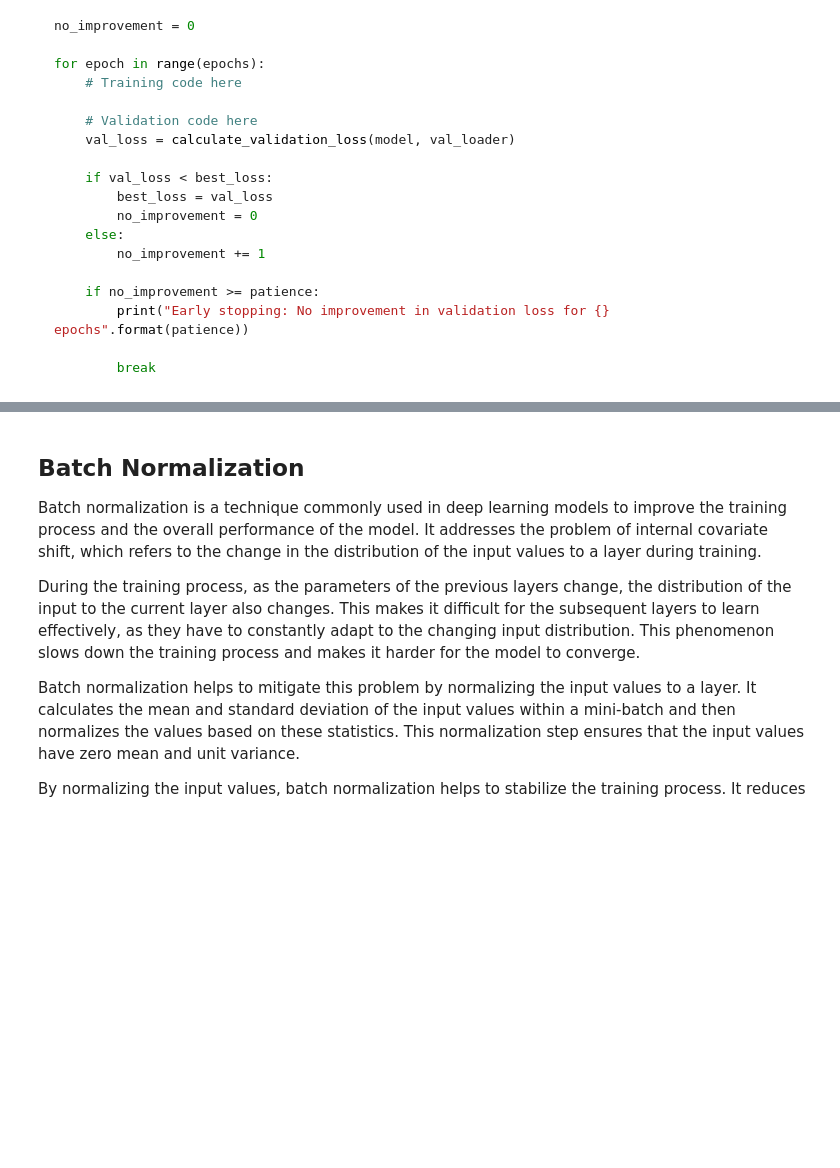
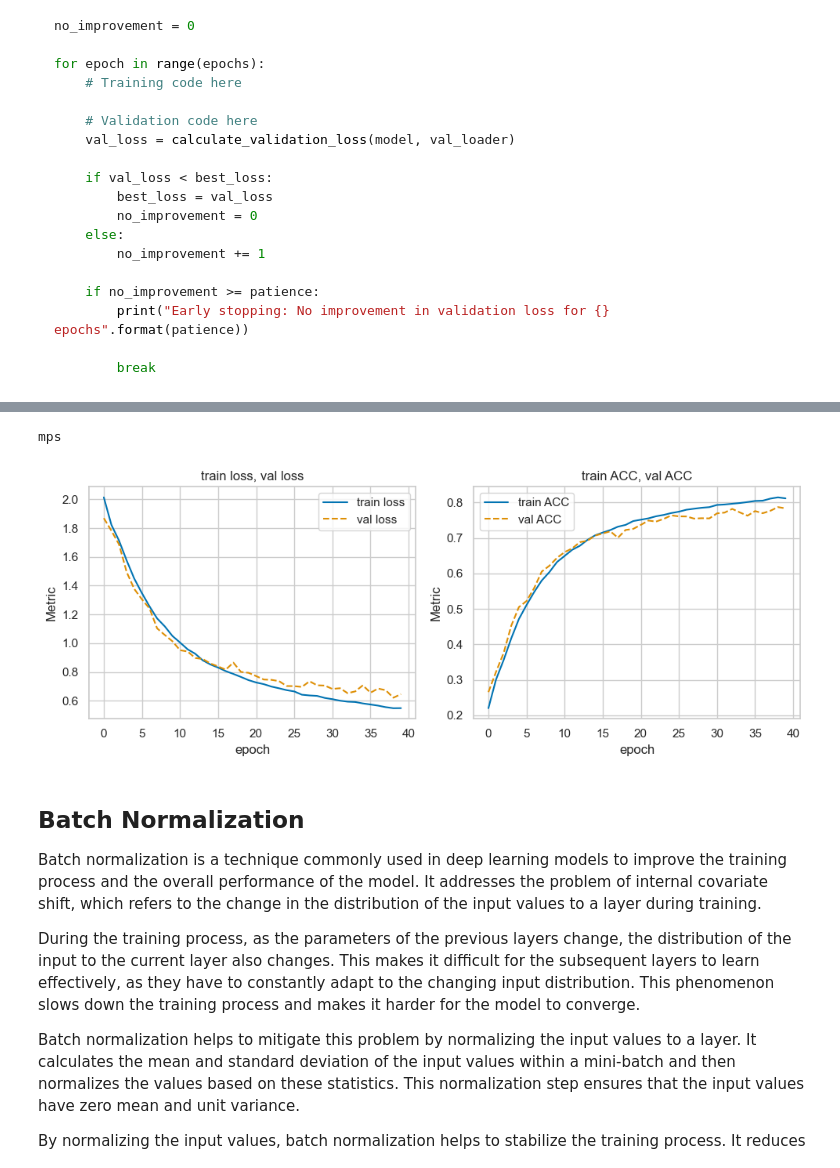
Before and after one commit to nkoranda97/DS776, a Jupyter notebook: Lesson_04/Advanced_NN.ipynb, the cells around one changed output, grey strips where cells are left out. Cells and saved outputs as stored; diff of their text form; code cells hidden in the pictures; blank space fills up the shorter version.

```diff
--- a/Lesson_04/Advanced_NN.ipynb
+++ b/Lesson_04/Advanced_NN.ipynb
@@ -68,3 +258,33 @@ for epoch in range(epochs):
+# %%
+model = DeeperCNNCIFAR10()
+loss_func = nn.CrossEntropyLoss()
+optimizer = optim.AdamW(model.parameters())  # default lr=0.001, weight_decay=0.01
+
+device = get_device()
+print(device)
+
+ckpt_file = 'models/model_CIFAR10_DeeperCNN.pt'
+epochs = 40
+
+score_funcs = {'ACC':accuracy_score}
+
+results = train_network(model,
+                loss_func,
+                train_loader,
+                device=device,
+                val_loader=valid_loader,
+                epochs = epochs,
+                optimizer = optimizer,
+                score_funcs = {'ACC':accuracy_score},
+                checkpoint_file = ckpt_file)
+# %% [output]
+mps
+# %%
+results = load_results('models/model_CIFAR10_DeeperCNN.pt')
+
+plot_training_metrics(results, [['train loss', 'val loss'], ['train ACC', 'val ACC']])
+# %% [output]
+[figure, added]
 # %% [markdown]
 ## Batch Normalization
 
```
Also changed, not shown: parts of 30 cells of this notebook, 3 other files.
